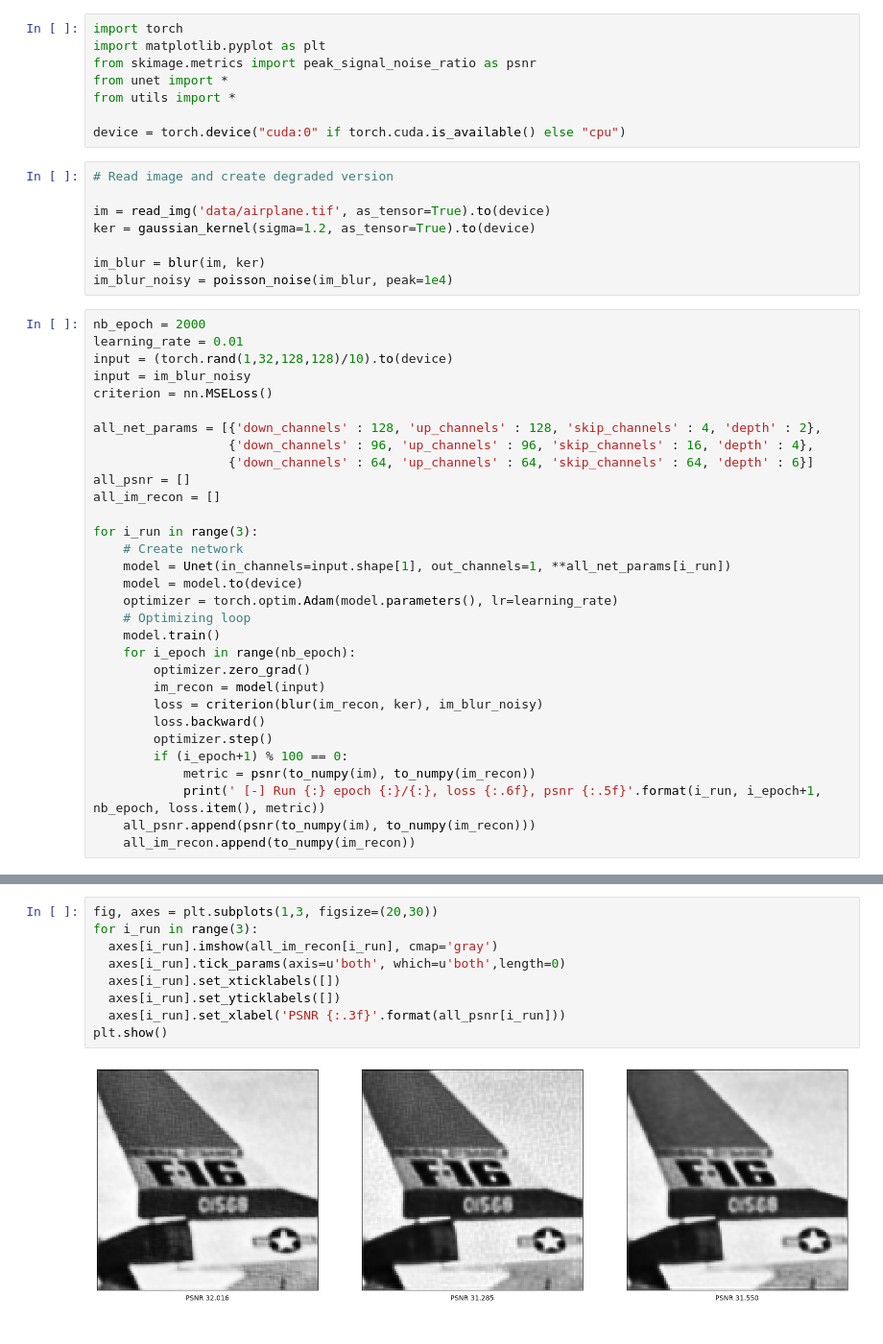
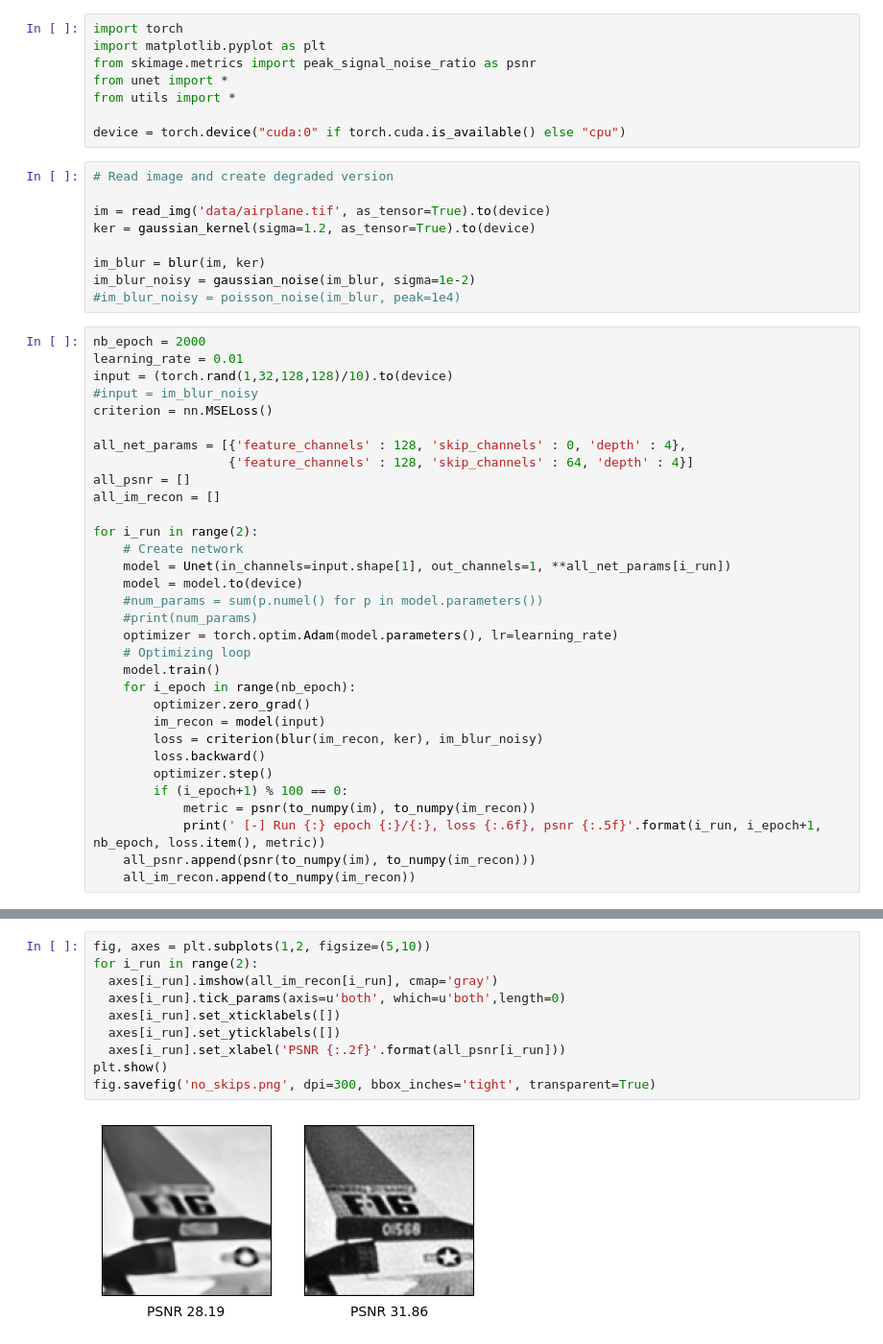
Before and after one commit to LudoRey/dip-deblur, a Jupyter notebook: network_params.ipynb, the cells around one changed output, grey strips where cells are left out. Shown at 96% size. Cells and saved outputs as stored; diff of their text form.

```diff
--- a/network_params.ipynb
+++ b/network_params.ipynb
@@ -25,24 +25,26 @@ im = read_img('data/airplane.tif', as_tensor=True).to(device)
 ker = gaussian_kernel(sigma=1.2, as_tensor=True).to(device)
 
 im_blur = blur(im, ker)
-im_blur_noisy = poisson_noise(im_blur, peak=1e4)
+im_blur_noisy = gaussian_noise(im_blur, sigma=1e-2)
+#im_blur_noisy = poisson_noise(im_blur, peak=1e4)
 # %%
 nb_epoch = 2000
 learning_rate = 0.01
 input = (torch.rand(1,32,128,128)/10).to(device)
-input = im_blur_noisy
+#input = im_blur_noisy
 criterion = nn.MSELoss()
 
-all_net_params = [{'down_channels' : 128, 'up_channels' : 128, 'skip_channels' : 4, 'depth' : 2},
-                  {'down_channels' : 96, 'up_channels' : 96, 'skip_channels' : 16, 'depth' : 4},
-                  {'down_channels' : 64, 'up_channels' : 64, 'skip_channels' : 64, 'depth' : 6}]
+all_net_params = [{'feature_channels' : 128, 'skip_channels' : 0, 'depth' : 4},
+                  {'feature_channels' : 128, 'skip_channels' : 64, 'depth' : 4}]
 all_psnr = []
 all_im_recon = []
 
-for i_run in range(3):
+for i_run in range(2):
     # Create network
     model = Unet(in_channels=input.shape[1], out_channels=1, **all_net_params[i_run])
     model = model.to(device)
+    #num_params = sum(p.numel() for p in model.parameters())
+    #print(num_params)
     optimizer = torch.optim.Adam(model.parameters(), lr=learning_rate)
     # Optimizing loop
     model.train()
@@ -78,11 +80,12 @@ for i_run in range(3):
 # %%
-fig, axes = plt.subplots(1,3, figsize=(20,30))
-for i_run in range(3):
+fig, axes = plt.subplots(1,2, figsize=(5,10))
+for i_run in range(2):
   axes[i_run].imshow(all_im_recon[i_run], cmap='gray')
   axes[i_run].tick_params(axis=u'both', which=u'both',length=0)
   axes[i_run].set_xticklabels([])
   axes[i_run].set_yticklabels([])
-  axes[i_run].set_xlabel('PSNR {:.3f}'.format(all_psnr[i_run]))
+  axes[i_run].set_xlabel('PSNR {:.2f}'.format(all_psnr[i_run]))
 plt.show()
+fig.savefig('no_skips.png', dpi=300, bbox_inches='tight', transparent=True)
 # %% [output]
-[figure, old version]
+[figure, new version]
```
Also changed, not shown: parts of 2 cells of this notebook.
